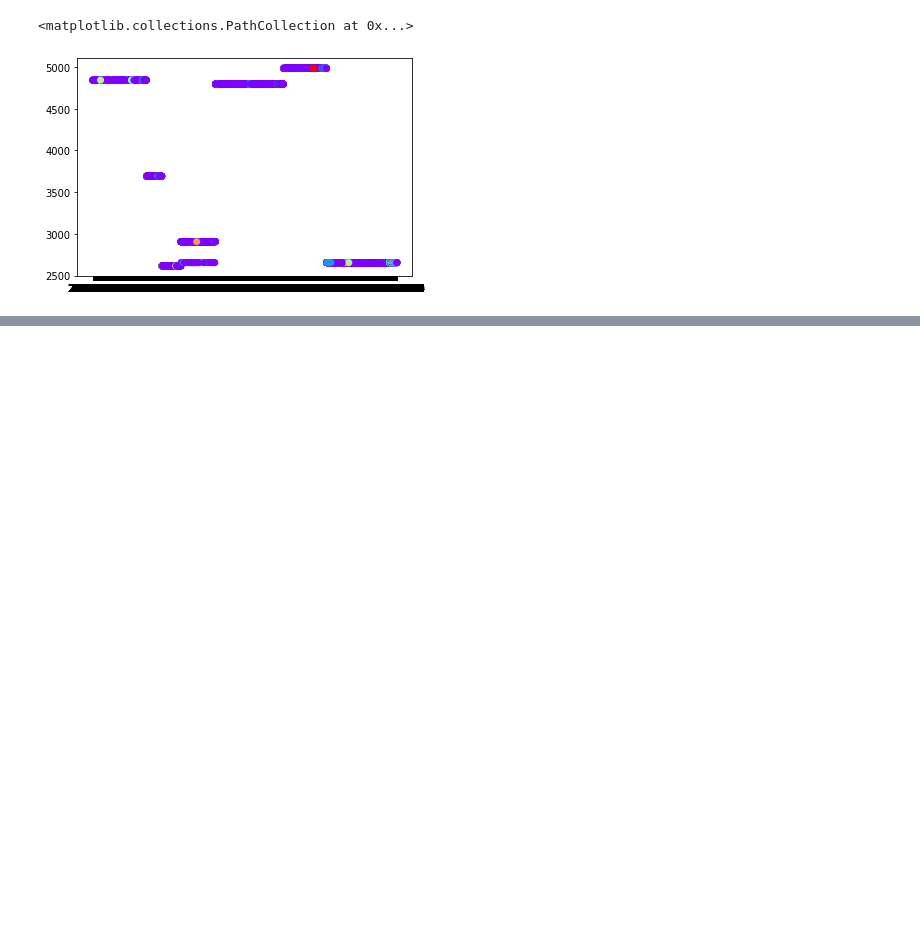
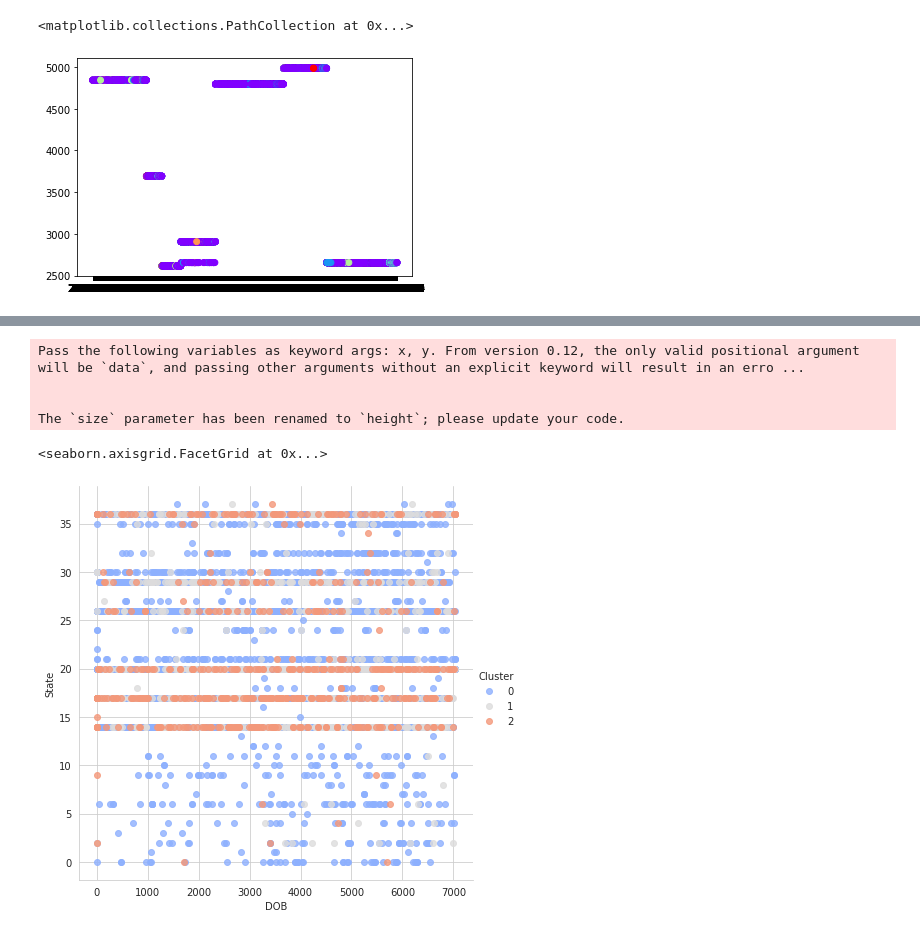
Before and after one commit to AvikantSrivastava/S-MART, a Jupyter notebook: Clustering.ipynb, the cells around one changed output, grey strips where cells are left out. Drawn from its saved outputs; the diff is of its cells as text; code cells hidden in the pictures; blank space fills up the shorter version.

```diff
--- a/Clustering.ipynb
+++ b/Clustering.ipynb
@@ -180,0 +270,11 @@ df['store_description_no'] = df['store_description'].apply(converter)
+# %%
+sns.set_style('whitegrid')
+sns.lmplot('DOB','State',data=df_clusters, hue='Cluster',
+           palette='coolwarm',size=6,aspect=1,fit_reg=False)
+# %% [output]
+Pass the following variables as keyword args: x, y. From version 0.12, the only valid positional argument will be `data`, and passing other arguments without an explicit keyword will result in an erro ...
+
+
+The `size` parameter has been renamed to `height`; please update your code.
+<seaborn.axisgrid.FacetGrid at 0x...>
+[figure, added]
```
Also changed, not shown: parts of 14 cells of this notebook.
